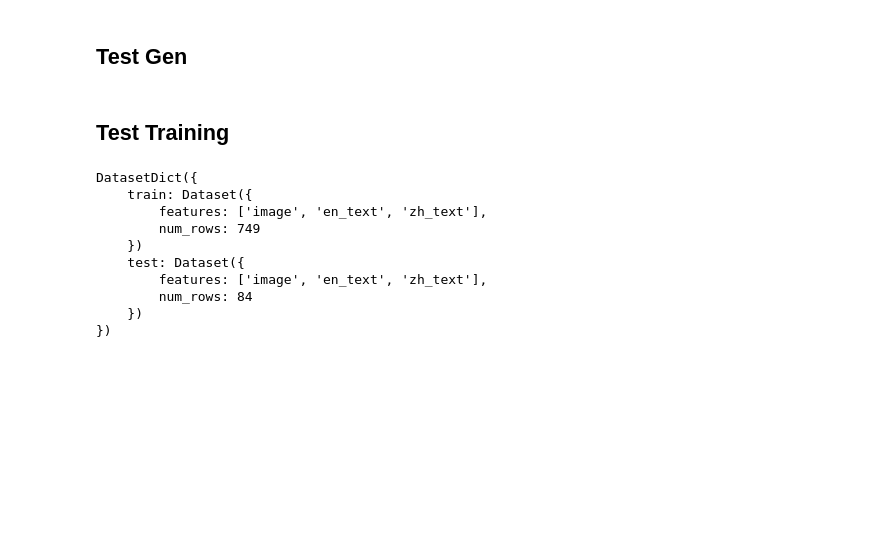
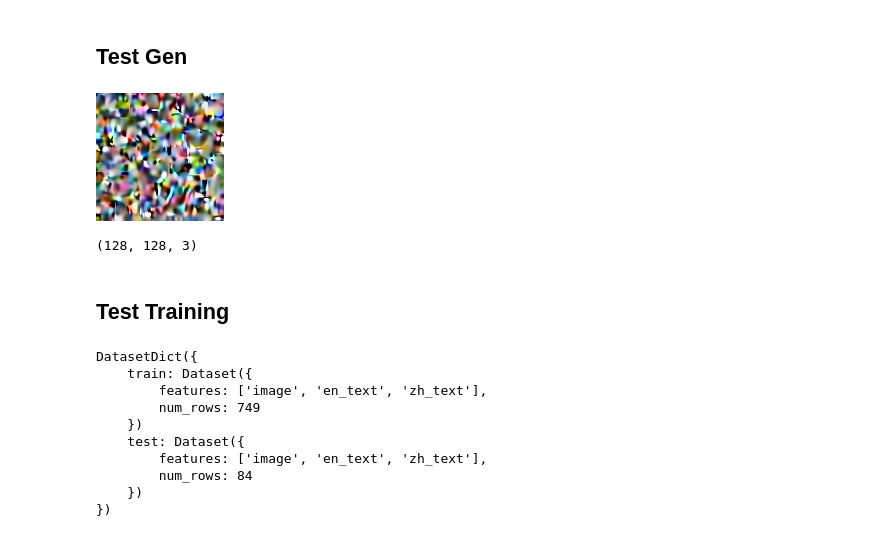
Before and after one commit to Open-Model-Initiative/OMI-Training-Pipeline, a Jupyter notebook: pipelines/pipeline-experiments/test.ipynb, the cells around one changed output. Drawn from its saved outputs; the diff is of its cells as text; code cells hidden in the pictures; blank space fills up the shorter version.

```diff
--- a/pipelines/pipeline-experiments/test.ipynb
+++ b/pipelines/pipeline-experiments/test.ipynb
@@ -26,6 +26,7 @@ cat_params = {
 device = torch.device("cuda" if torch.cuda.is_available() else "cpu")
 model = DiffusionModelPipeline(dit_params = dit_params,
                        cat_params = cat_params,
+                       emaStrength= 0.999,
                        device=device)
 # %%
 ##Hacky work around - will fix later
@@ -35,4 +36,4 @@ model.vae.config._name_or_path = 'flux_schnell_vae'
 # %% [markdown]
 ## Test Gen
 # %%
-# image = model('a beautiful sunset over the ocean', num_inference_steps=1000)
+image = model('a beautiful sunset over the ocean', num_inference_steps=50)
@@ -41,3 +40,14 @@ model.vae.config._name_or_path = 'flux_schnell_vae'
+# %%
+image[0]
+# %% [output]
+[figure, added]
+# %%
+import numpy as np
+
+np_img = np.array(image[0])
+print(np_img.shape)
+# %% [output]
+(128, 128, 3)
 # %% [markdown]
 ## Test Training
 # %%
```
Also changed, not shown: parts of 4 cells of this notebook, 3 other files.
